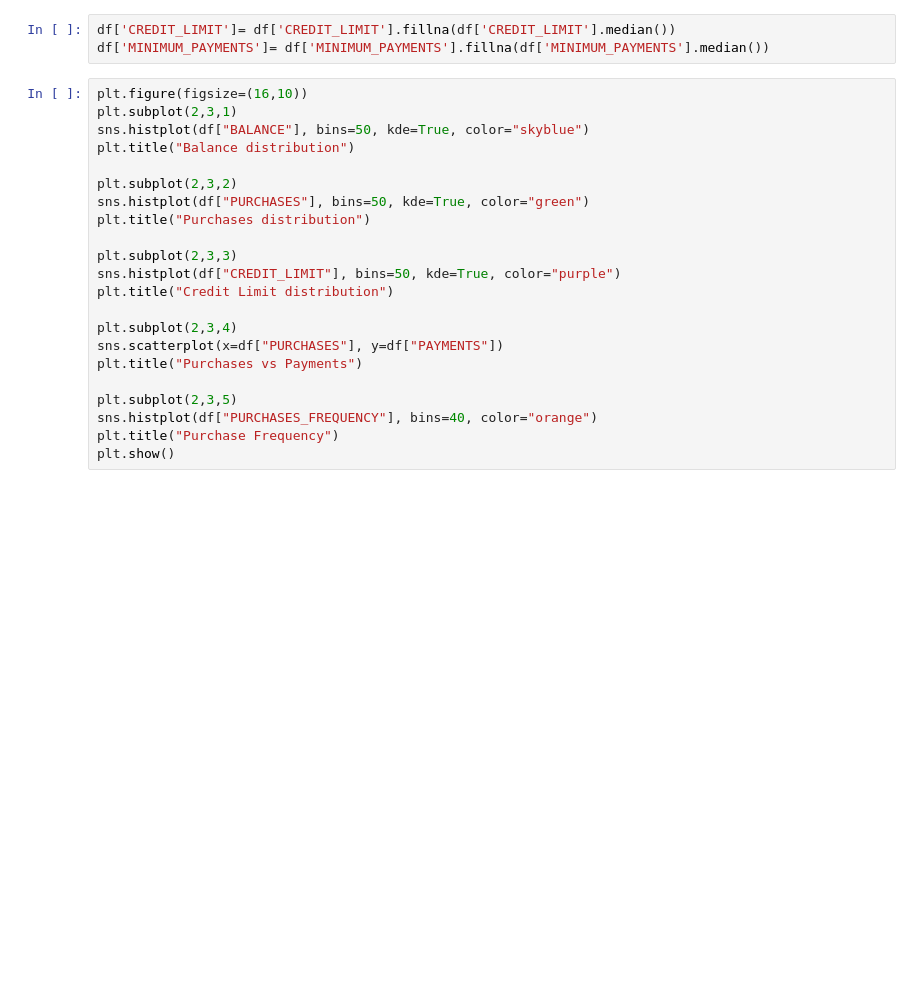
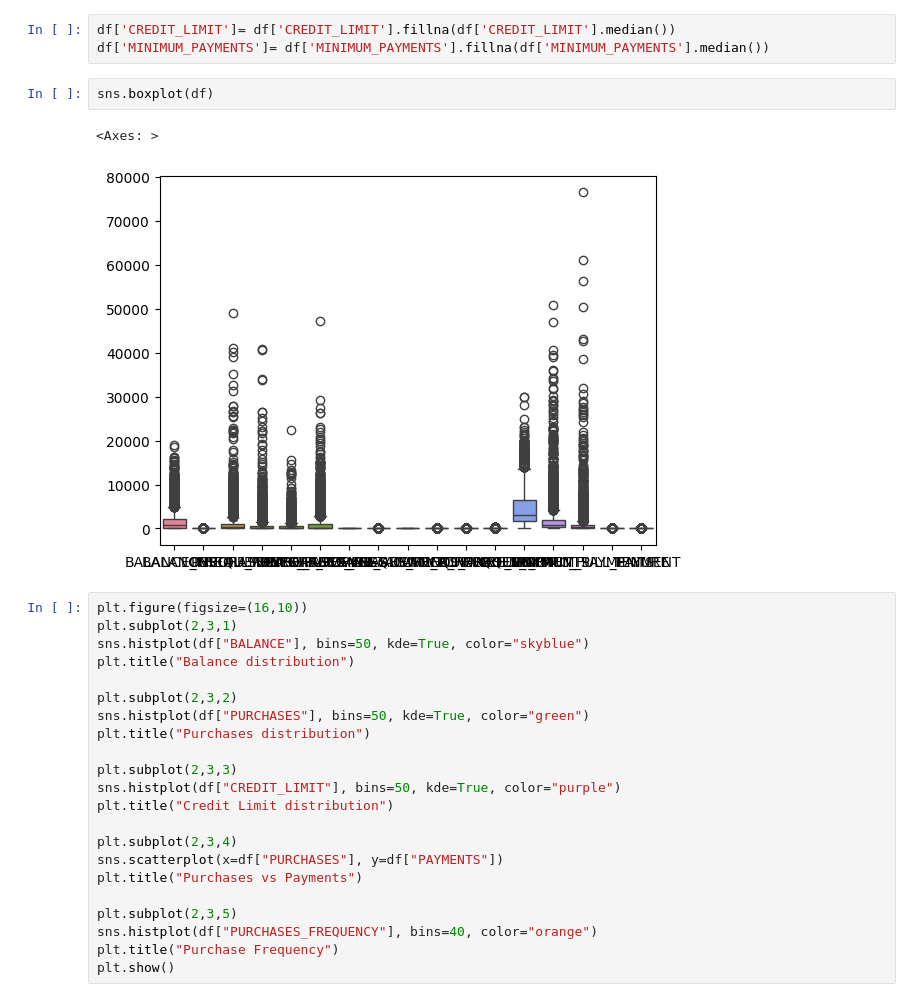
Before and after one commit to Jashan-jj/Clustering-on-Credit-Card-Dataset, a Jupyter notebook: notebooks/credit_card_clustering.ipynb, the cells around one changed output. Cells and saved outputs as stored; diff of their text form; blank space fills up the shorter version.

```diff
--- a/notebooks/credit_card_clustering.ipynb
+++ b/notebooks/credit_card_clustering.ipynb
@@ -92,6 +92,11 @@ dtype: int64
 # %%
 df['CREDIT_LIMIT']= df['CREDIT_LIMIT'].fillna(df['CREDIT_LIMIT'].median())
 df['MINIMUM_PAYMENTS']= df['MINIMUM_PAYMENTS'].fillna(df['MINIMUM_PAYMENTS'].median())
+# %%
+sns.boxplot(df)
+# %% [output]
+<Axes: >
+[figure, added]
 # %%
 plt.figure(figsize=(16,10))
 plt.subplot(2,3,1)
```
Also changed, not shown: parts of 19 cells of this notebook.
